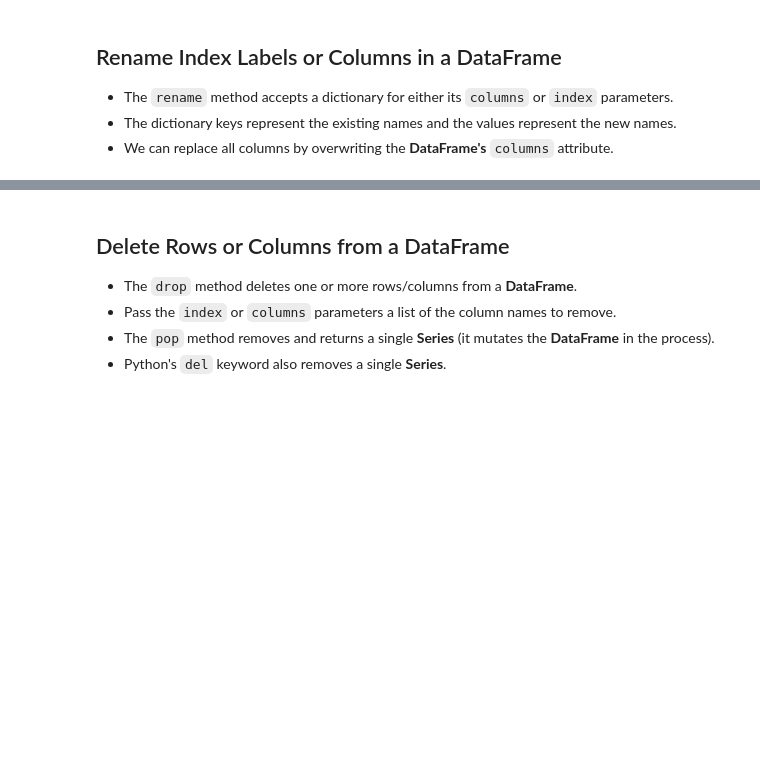
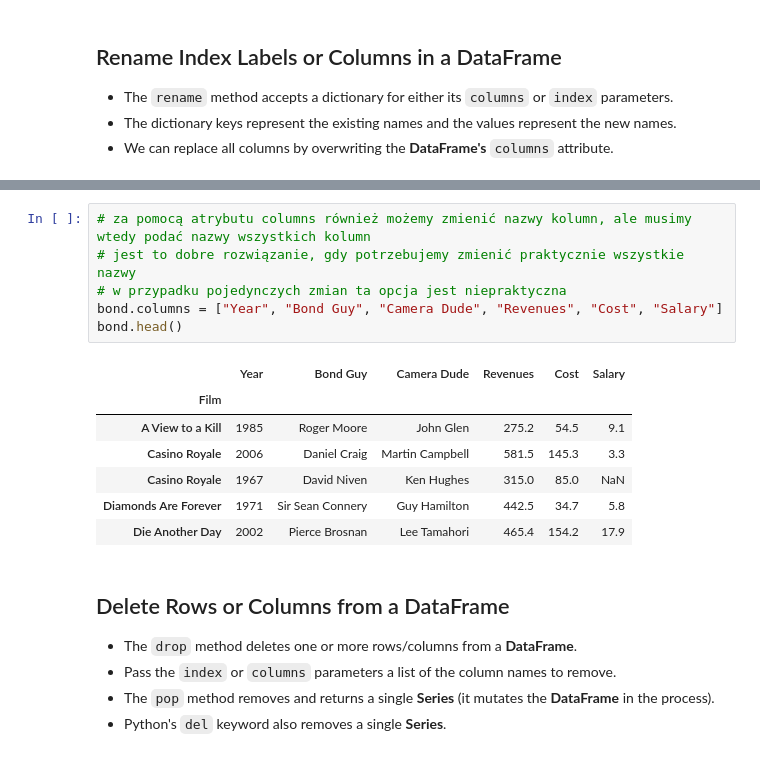
Before and after one commit to kon-mat/DataAnalysis, a Jupyter notebook: Python/Udemy/DataAnalysisWithPandasAndPython/Complete/06 - DataFrames III - Data Extraction.ipynb, the cells around one changed output, grey strips where cells are left out. Cells and saved outputs as stored; diff of their text form; blank space fills up the shorter version.

```diff
--- a/Python/Udemy/DataAnalysisWithPandasAndPython/Complete/06 - DataFrames III - Data Extraction.ipynb
+++ b/Python/Udemy/DataAnalysisWithPandasAndPython/Complete/06 - DataFrames III - Data Extraction.ipynb
@@ -496,3 +559,17 @@ bond.head()
+# %%
+# za pomocą atrybutu columns również możemy zmienić nazwy kolumn, ale musimy wtedy podać nazwy wszystkich kolumn
+# jest to dobre rozwiązanie, gdy potrzebujemy zmienić praktycznie wszystkie nazwy
+# w przypadku pojedynczych zmian ta opcja jest niepraktyczna
+bond.columns = ["Year", "Bond Guy", "Camera Dude", "Revenues", "Cost", "Salary"]
+bond.head()
+# %% [output]
+|  | Year | Bond Guy | Camera Dude | Revenues | Cost | Salary |
+| Film |  |  |  |  |  |  |
+| A View to a Kill | 1985 | Roger Moore | John Glen | 275.2 | 54.5 | 9.1 |
+| Casino Royale | 2006 | Daniel Craig | Martin Campbell | 581.5 | 145.3 | 3.3 |
+| Casino Royale | 1967 | David Niven | Ken Hughes | 315.0 | 85.0 | NaN |
+| Diamonds Are Forever | 1971 | Sir Sean Connery | Guy Hamilton | 442.5 | 34.7 | 5.8 |
+| Die Another Day | 2002 | Pierce Brosnan | Lee Tamahori | 465.4 | 154.2 | 17.9 |
 # %% [markdown]
 ## Delete Rows or Columns from a DataFrame
 - The `drop` method deletes one or more rows/columns from a **DataFrame**.
```
Also changed, not shown: parts of 4 cells of this notebook.
